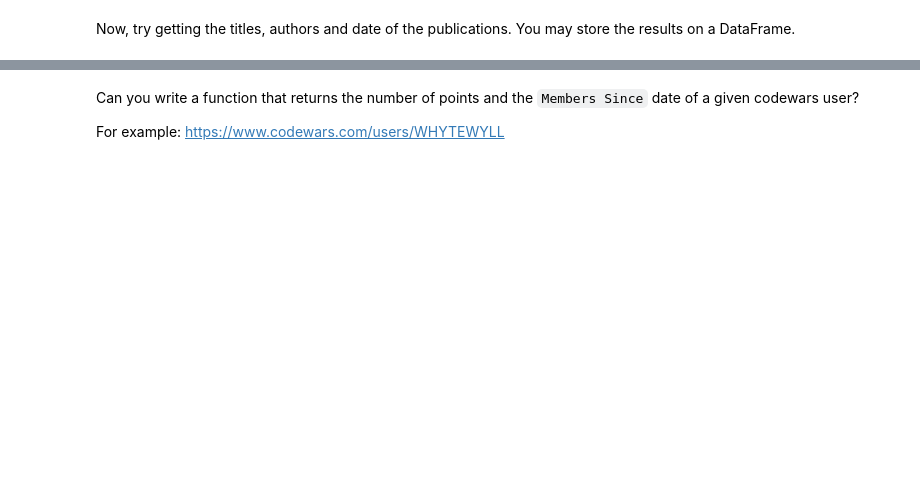
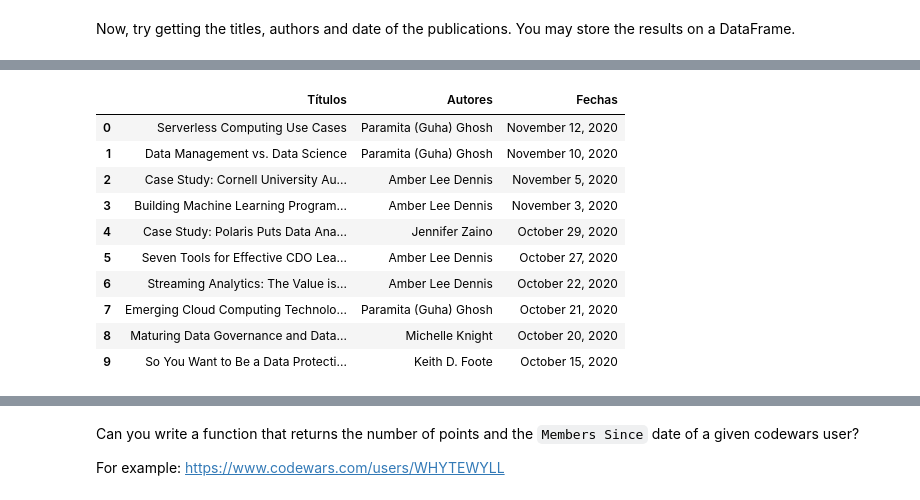
Before and after one commit to nachordo/review-1020, a Jupyter notebook: webscraping_rogues/webscraping.ipynb, the cells around one changed output, grey strips where cells are left out. Saved outputs shown, nothing was run; the diff lists cells and outputs as text; code cells hidden in the pictures; blank space fills up the shorter version.

```diff
--- a/webscraping_rogues/webscraping.ipynb
+++ b/webscraping_rogues/webscraping.ipynb
@@ -77,0 +119,10 @@ How would you describe the step by step of scraping a web page?
+# %%
+# Your answer
+author = soup.find_all('a', class_="url fn n")
+autores = []
+for i in author:
+    autores.append(i.text)
+lista_autores = []
+for a in autores:
+    lista_autores.append(a.replace("\n","").strip())
+print(*lista_autores, sep="\n")
@@ -77,0 +140,9 @@ How would you describe the step by step of scraping a web page?
+# %%
+date = soup.find_all('time', class_="entry-date published")
+fechas = []
+for i in date:
+    fechas.append(i.text)
+lista_fechas = []
+for f in fechas:
+    lista_fechas.append(f.replace("\n","").strip())
+print(*lista_fechas, sep="\n")
@@ -77,0 +160,20 @@ How would you describe the step by step of scraping a web page?
+# %%
+df = pd.DataFrame(columns = ["Títulos", "Autores", "Fechas"])
+# %%
+df["Títulos"] = lista_titulos
+df["Autores"] = lista_autores
+df["Fechas"] = lista_fechas
+# %%
+df
+# %% [output]
+|  | Títulos | Autores | Fechas |
+| 0 | Serverless Computing Use Cases | Paramita (Guha) Ghosh | November 12, 2020 |
+| 1 | Data Management vs. Data Science | Paramita (Guha) Ghosh | November 10, 2020 |
+| 2 | Case Study: Cornell University Au... | Amber Lee Dennis | November 5, 2020 |
+| 3 | Building Machine Learning Program... | Amber Lee Dennis | November 3, 2020 |
+| 4 | Case Study: Polaris Puts Data Ana... | Jennifer Zaino | October 29, 2020 |
+| 5 | Seven Tools for Effective CDO Lea... | Amber Lee Dennis | October 27, 2020 |
+| 6 | Streaming Analytics: The Value is... | Amber Lee Dennis | October 22, 2020 |
+| 7 | Emerging Cloud Computing Technolo... | Paramita (Guha) Ghosh | October 21, 2020 |
+| 8 | Maturing Data Governance and Data... | Michelle Knight | October 20, 2020 |
+| 9 | So You Want to Be a Data Protecti... | Keith D. Foote | October 15, 2020 |
```
Also changed, not shown: parts of 21 cells of this notebook, 1 other file.
